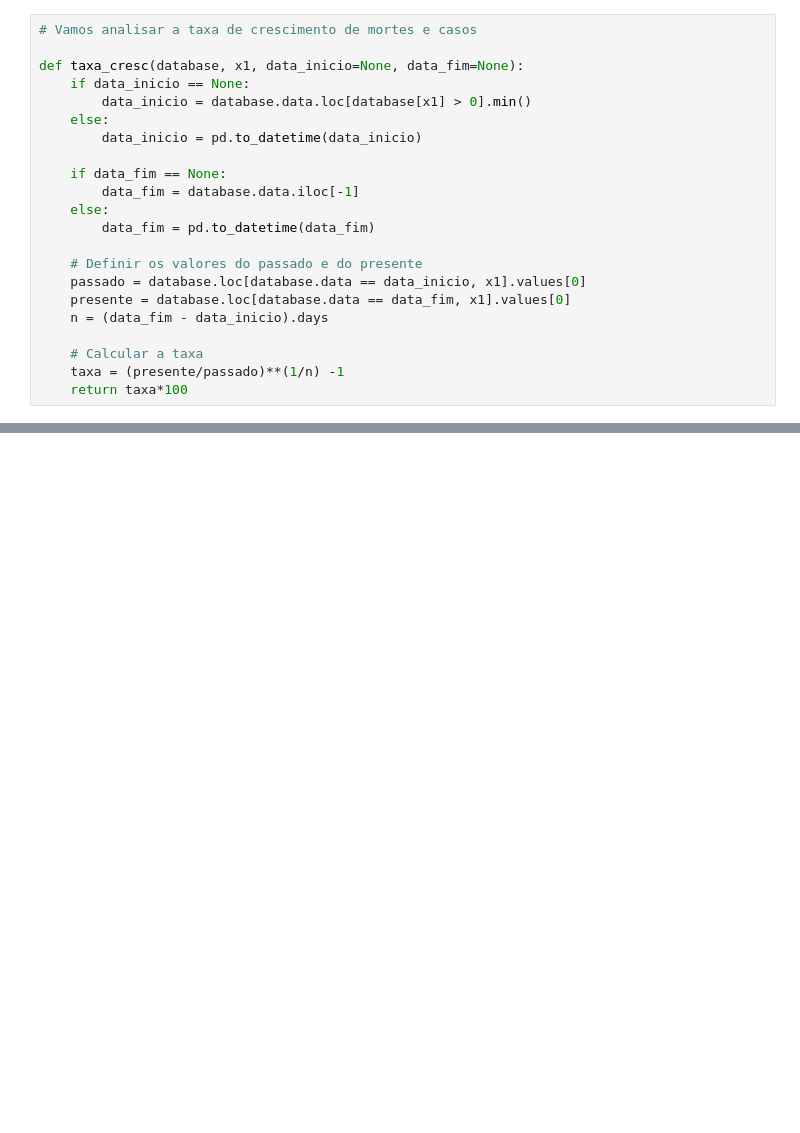
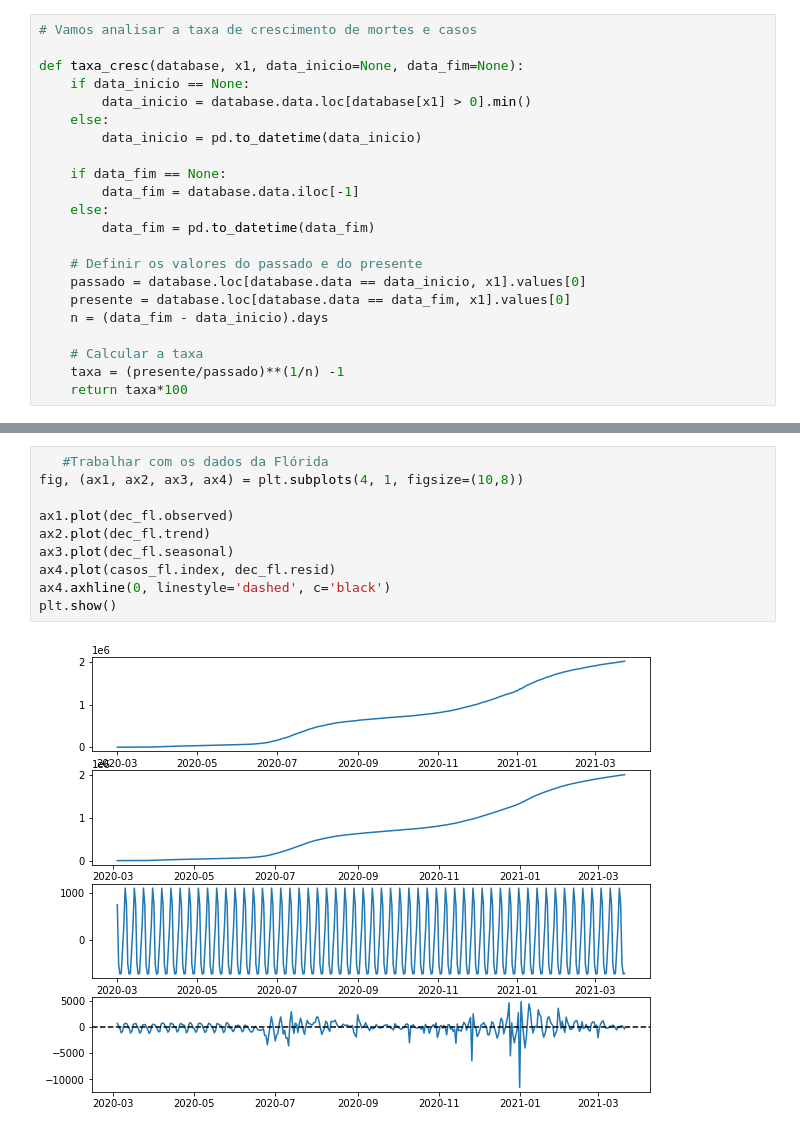
Before and after one commit to RicardoPreto/Covid-19_USA, a Jupyter notebook: Covid_19_USA.ipynb, the cells around one changed output, grey strips where cells are left out. Cells and saved outputs as stored; diff of their text form; blank space fills up the shorter version.

```diff
--- a/Covid_19_USA.ipynb
+++ b/Covid_19_USA.ipynb
@@ -253,0 +301,12 @@ print(taxmorte_tx)
+# %%
+   #Trabalhar com os dados da Flórida
+fig, (ax1, ax2, ax3, ax4) = plt.subplots(4, 1, figsize=(10,8))
+
+ax1.plot(dec_fl.observed)
+ax2.plot(dec_fl.trend)
+ax3.plot(dec_fl.seasonal)
+ax4.plot(casos_fl.index, dec_fl.resid)
+ax4.axhline(0, linestyle='dashed', c='black')
+plt.show()
+# %% [output]
+[figure, added]
```
Also changed, not shown: parts of 14 cells of this notebook.
